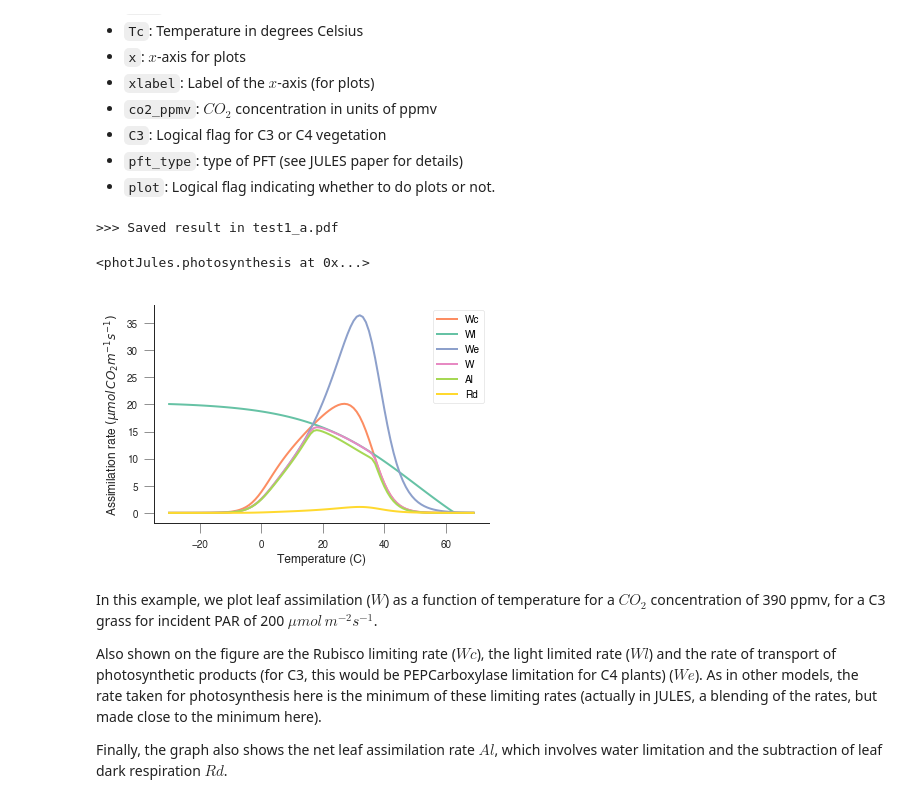
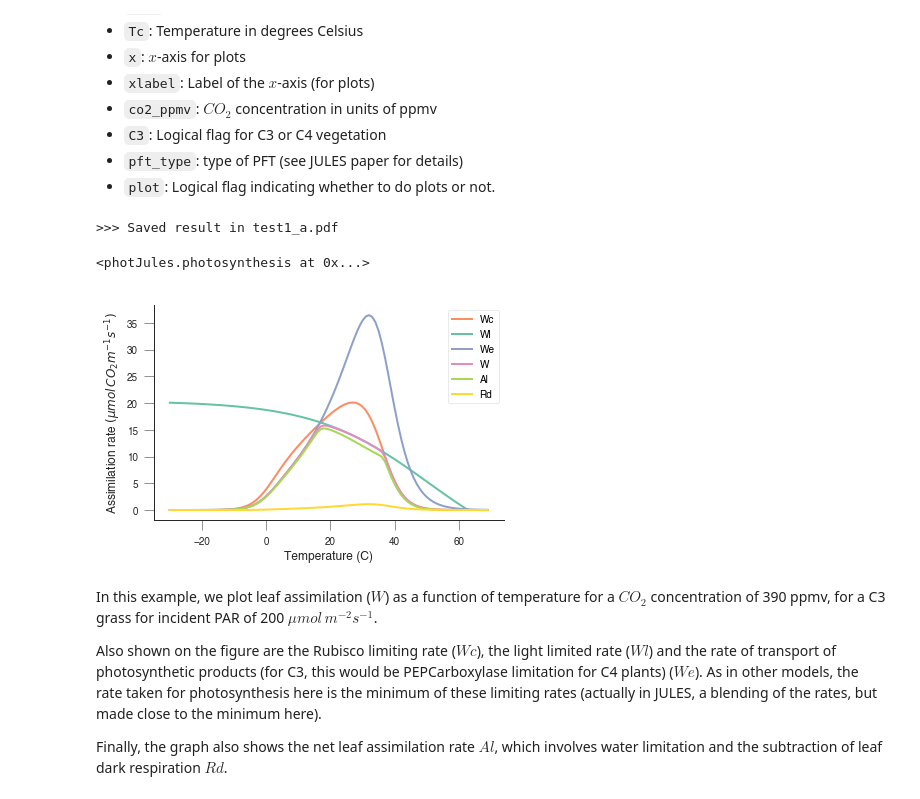
Before and after one commit to jgomezdans/geog0133-practicals, a Jupyter notebook: 03-Photosynthesis_Modelling_Practical.ipynb, the cells around one changed output. Drawn from its saved outputs; the diff is of its cells as text; code cells hidden in the pictures.

```diff
--- a/03-Photosynthesis_Modelling_Practical.ipynb
+++ b/03-Photosynthesis_Modelling_Practical.ipynb
@@ -7,7 +7,7 @@ import numpy as np
 import matplotlib.pyplot as plt
 
 %matplotlib inline
-plt.rcParams['figure.figsize']=[13,5]
+plt.rcParams['figure.figsize'] = [15, 5]
 # %% [markdown]
 ## Introduction
 # %% [markdown]
@@ -36,9 +36,16 @@ A starting point is to produce a function that uses the model in an easy way. Th
 * `pft_type`: type of PFT (see JULES paper for details)
 * `plot`: Logical flag indicating whether to do plots or not.
 # %%
-
-def do_photosynthesis(n=100,name='a',ipar=200.,Tc=None,x=None,xlabel=None,
-          co2_ppmv=390,C3=True, pft_type='C3 grass',plot=True):
+def do_photosynthesis(n=100,
+                      name='a',
+                      ipar=200.,
+                      Tc=None,
+                      x=None,
+                      xlabel=None,
+                      co2_ppmv=390,
+                      C3=True,
+                      pft_type='C3 grass',
+                      plot=True):
     '''
     A function do run the photosynthesis model. Function allows the user to change
     a number of important photosynthesis parameters: incoming PAR radiation, canopy
@@ -64,57 +71,59 @@ def do_photosynthesis(n=100,name='a',ipar=200.,Tc=None,x=None,xlabel=None,
     # Note that if C4 used, you must set the array
     # self.C3 to False
 
-    photo.pft = np.array([pft_type]*n)
+    photo.pft = np.array([pft_type] * n)
 
     # set up Ipar, incident PAR in (mol m-2 s-1)
     photo.Ipar = np.ones_like(photo.data) * ipar * 1e-6
 
     # set co2 (ppmv)
-    photo.co2_ppmv = co2_ppmv*np.ones_like(photo.data)
+    photo.co2_ppmv = co2_ppmv * np.ones_like(photo.data)
 
     # set up a temperature range (C)
     try:
         if Tc is None:
-            photo.Tc = Tc or np.arange(n)/(1.*n) * 100. - 30.
+            photo.Tc = Tc or np.arange(n) / (1. * n) * 100. - 30.
         else:
             photo.Tc = Tc
     except:
         photo.Tc = Tc
     # initialise
     photo.initialise()
     # reset defaults
     photo.defaults()
 
     # calculate leaf and canopy photosynthesis
     photo.photosynthesis()
 
     if plot:
         # plot
 
         if x is None:
             x = photo.Tc
-        plt.plot( x, photo.Wc * 1e6,label='Wc')
-        plt.plot( x, photo.Wl * 1e6,label='Wl')
-        plt.plot( x, photo.We * 1e6,label='We')
-        plt.plot( x, photo.W * 1e6,label='W')
-        plt.plot( x, photo.Al* 1e6,label='Al')
-        plt.plot( x, photo.Rd* 1e6,label='Rd')
+        plt.plot(x, photo.Wc * 1e6, label='Wc')
+        plt.plot(x, photo.Wl * 1e6, label='Wl')
+        plt.plot(x, photo.We * 1e6, label='We')
+        plt.plot(x, photo.W * 1e6, label='W')
+        plt.plot(x, photo.Al * 1e6, label='Al')
+        plt.plot(x, photo.Rd * 1e6, label='Rd')
 
         plt.ylabel('Assimilation rate $(\mu mol\, CO_2 m^{-1} s^{-1})$')
         if xlabel is None:
             plt.xlabel('Temperature (C)')
         else:
             plt.xlabel(xlabel)
         plt.legend(loc='best', fontsize=10)
+        plt.tight_layout()
         plt.savefig('test1_{:s}.pdf'.format(name))
         print(">>> Saved result in test1_{:s}.pdf".format(name))
     return photo
 
+
 do_photosynthesis(name='a')
 # %% [output]
 >>> Saved result in test1_a.pdf
 <photJules.photosynthesis at 0x...>
-[figure, old version]
+[figure, new version]
 # %% [markdown]
 In this example, we plot leaf assimilation ($W$) as a function of temperature for a $CO_2$ concentration of 390 ppmv, for a C3 grass for incident PAR of 200 $\mu mol\, m^{−2}s^{−1}$.
 
```
Also changed, not shown: parts of 9 cells of this notebook.
